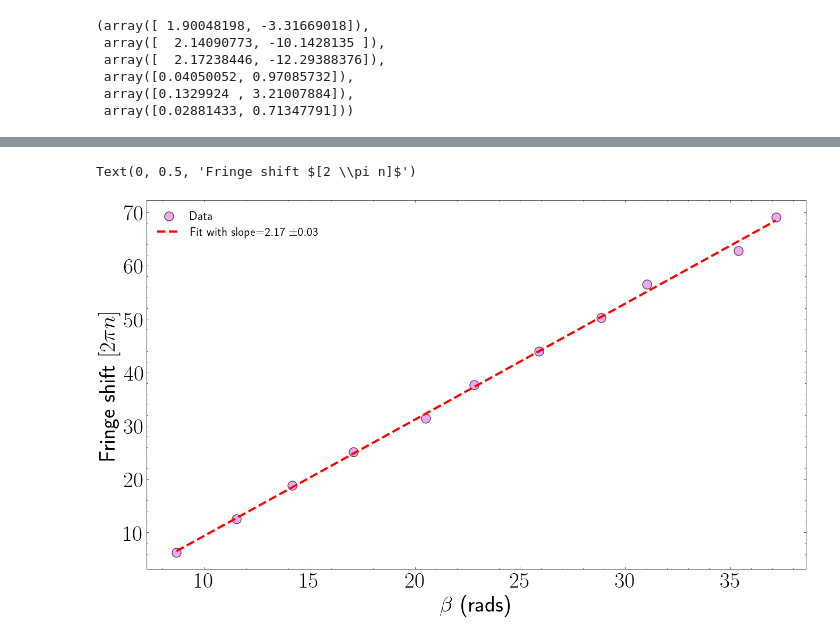
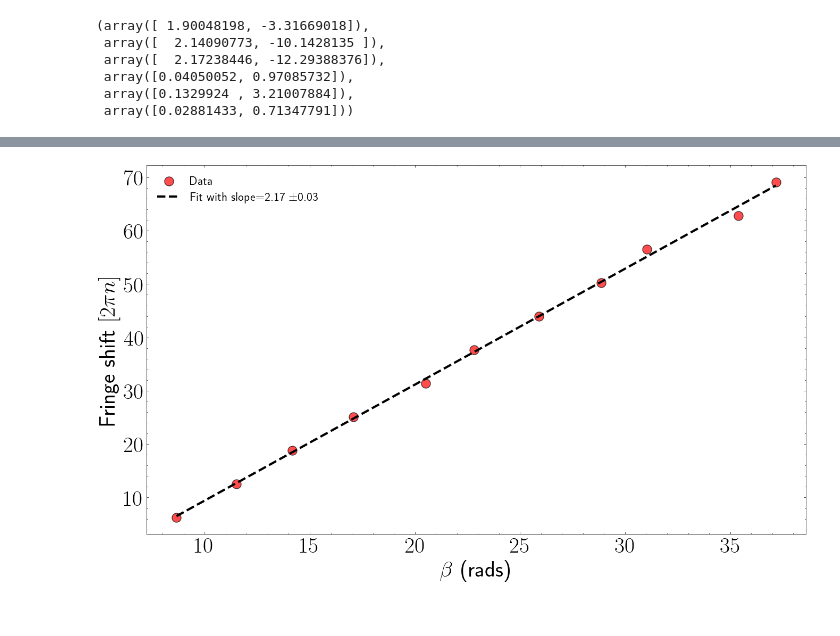
Before and after one commit to TheInvisibleFoe/IISER_notes, a Jupyter notebook: PH4201/GeoPhase/report/analysis.ipynb, the cells around one changed output, grey strips where cells are left out. Saved outputs shown, nothing was run; the diff lists cells and outputs as text; code cells hidden in the pictures.

```diff
--- a/PH4201/GeoPhase/report/analysis.ipynb
+++ b/PH4201/GeoPhase/report/analysis.ipynb
@@ -114,10 +114,10 @@ Text(0, 0.5, 'Fringe shift $[2 \\pi n]$')
 # %%
 plt.figure(figsize=(16,9))
-plt.scatter(beta3, fshift3, color='violet',label='Data',s=150,alpha=0.7,edgecolor='k')
-plt.plot(beta3, linfit(beta3, *params3), color='r',label=f'Fit with slope={params3[0]:.2f} '+r"$\pm$"+f'{perr3[0]:.2f}',linewidth=3, ls='--')
+plt.scatter(beta3, fshift3, color='r',label='Data',s=150,alpha=0.7,edgecolor='k')
+plt.plot(beta3, linfit(beta3, *params3), color='k',label=f'Fit with slope={params3[0]:.2f} '+r"$\pm$"+f'{perr3[0]:.2f}',linewidth=3, ls='--')
 plt.legend()
 plt.xlabel(r'$\beta$ (rads)')
 plt.ylabel(r'Fringe shift $[2 \pi n]$')
+plt.savefig('fsb_rev.png', dpi=300)
 # %% [output]
-Text(0, 0.5, 'Fringe shift $[2 \\pi n]$')
-[figure, old version]
+[figure, new version]
```
Also changed, not shown: parts of 3 cells of this notebook, 23 other files.
